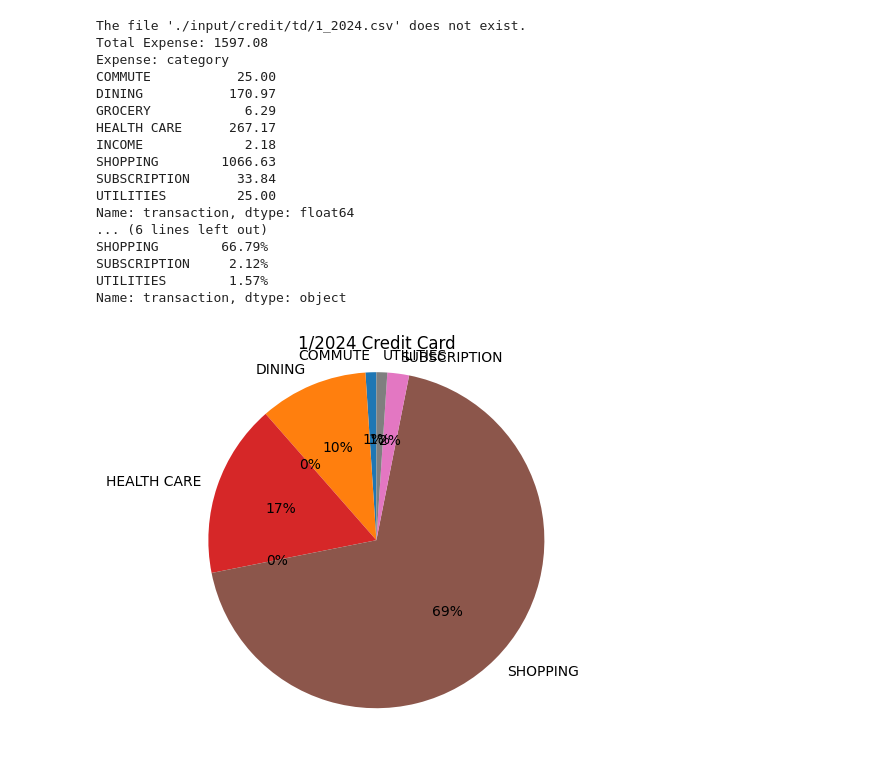
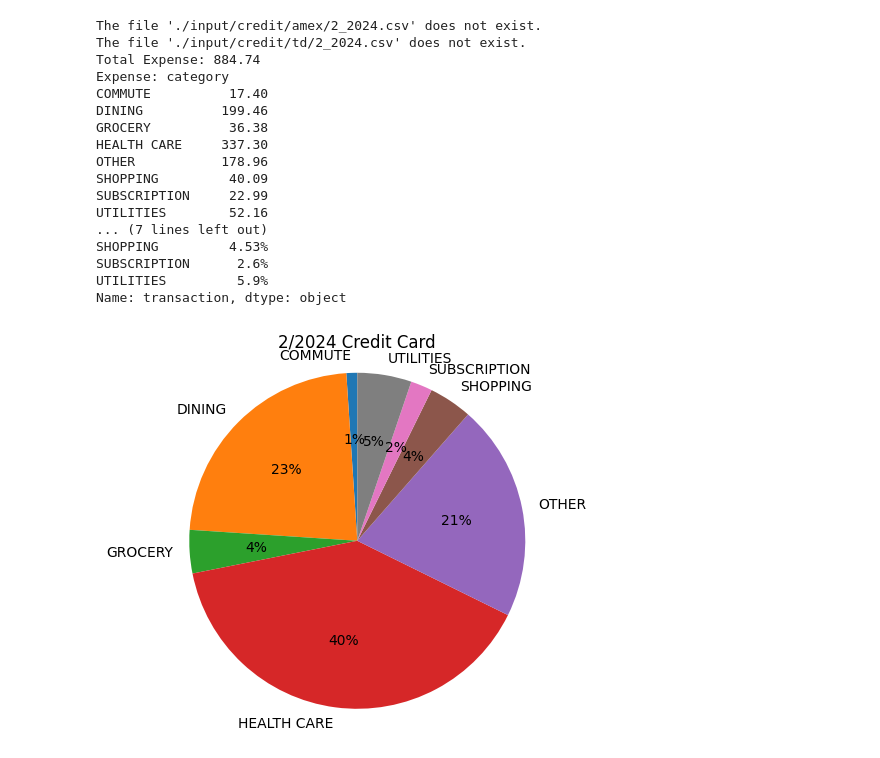
Before and after one commit to lonelytango/swiss-finance, a Jupyter notebook: analyzer.ipynb, the cells around one changed output. Drawn from its saved outputs; the diff is of its cells as text; code cells hidden in the pictures.

```diff
--- a/analyzer.ipynb
+++ b/analyzer.ipynb
@@ -29,22 +26,22 @@ Name: transaction, dtype: object
 # %%
-analyzer.analyzeCreditCard(1, 2024)
+analyzer.analyzeCreditCard(2, 2024)
 # %% [output]
-The file './input/credit/td/1_2024.csv' does not exist.
-Total Expense: 1597.08
+The file './input/credit/amex/2_2024.csv' does not exist.
+The file './input/credit/td/2_2024.csv' does not exist.
+Total Expense: 884.74
 Expense: category
-COMMUTE           25.00
-DINING           170.97
-GROCERY            6.29
-HEALTH CARE      267.17
-INCOME             2.18
-SHOPPING        1066.63
-SUBSCRIPTION      33.84
-UTILITIES         25.00
-Name: transaction, dtype: float64
-... (6 lines left out)
-SHOPPING        66.79%
-SUBSCRIPTION     2.12%
-UTILITIES        1.57%
+COMMUTE          17.40
+DINING          199.46
+GROCERY          36.38
+HEALTH CARE     337.30
+OTHER           178.96
+SHOPPING         40.09
+SUBSCRIPTION     22.99
+UTILITIES        52.16
+... (7 lines left out)
+SHOPPING         4.53%
+SUBSCRIPTION      2.6%
+UTILITIES         5.9%
 Name: transaction, dtype: object
-[figure, old version]
+[figure, new version]
 # %%
```
Also changed, not shown: parts of 3 cells of this notebook, 6 other files.
